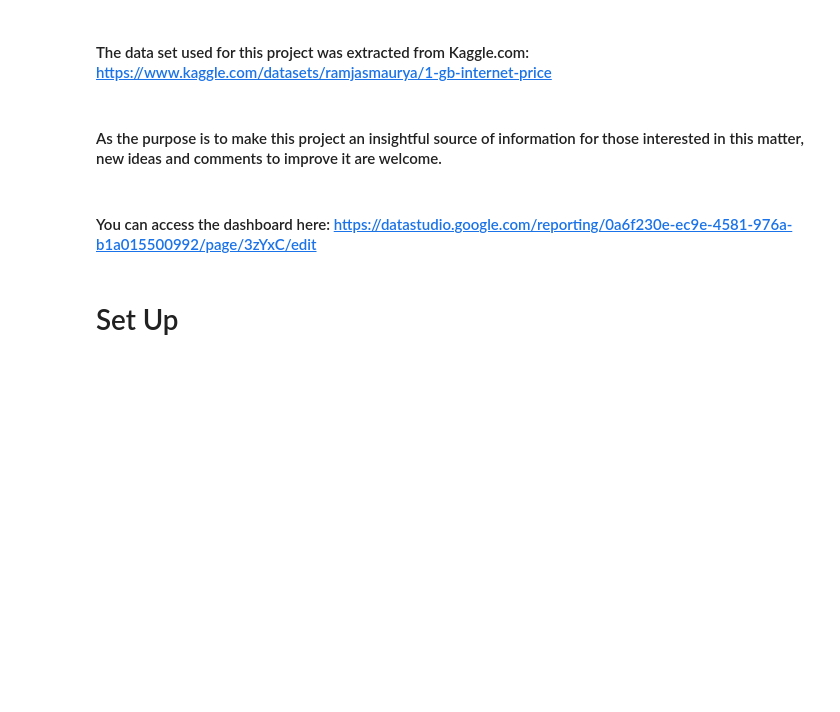
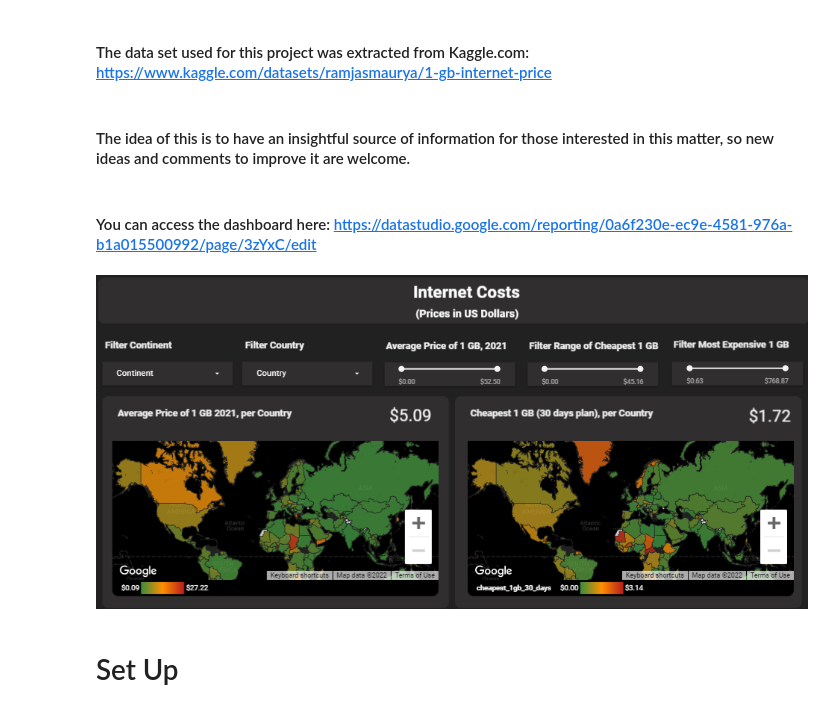
Before and after one commit to ManuelEspitia1/cerebro, a Jupyter notebook: webproject.ipynb, the cells around one changed output. Cells and saved outputs as stored; diff of their text form; code cells hidden in the pictures; blank space fills up the shorter version.

Commit message:
Added cover image and improved headline

```diff
--- a/webproject.ipynb
+++ b/webproject.ipynb
@@ -5,9 +5,16 @@
 # %% [markdown]
 #### The data set used for this project was extracted from Kaggle.com: https://www.kaggle.com/datasets/ramjasmaurya/1-gb-internet-price
 # %% [markdown]
-#### As the purpose is to make this project an insightful source of information for those interested in this matter, new ideas and comments to improve it are welcome.
+#### The idea of this is to have an insightful source of information for those interested in this matter, so new ideas and comments to improve it are welcome.
 # %% [markdown]
 #### You can access the dashboard here: https://datastudio.google.com/reporting/0a6f230e-ec9e-4581-976a-b1a015500992/page/3zYxC/edit
+# %%
+# Let's import the project's cover image
+from PIL import Image
+image = Image.open("/work/front_internet_worlwide.png")
+image.show()
+# %% [output]
+[figure, added]
 # %% [markdown]
 # Set Up
 # %%
```
Also changed, not shown: parts of 6 cells of this notebook.
